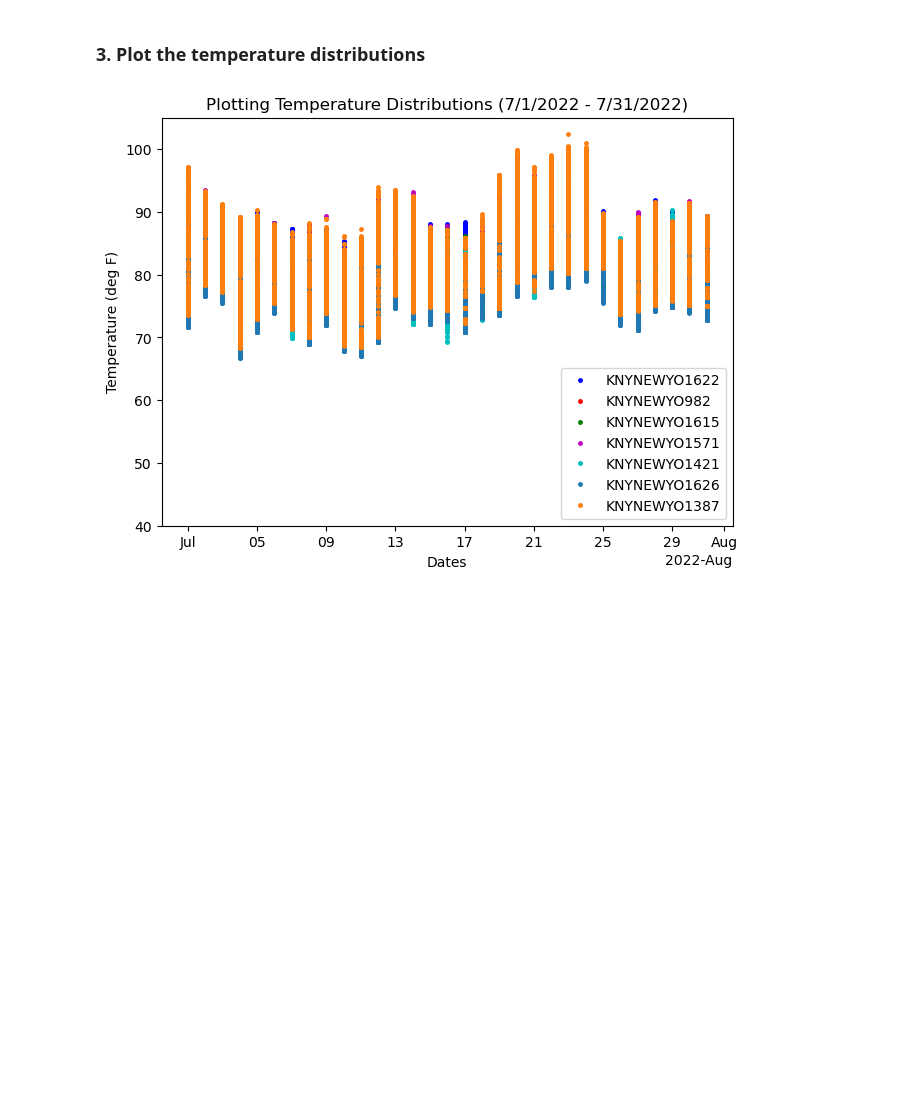
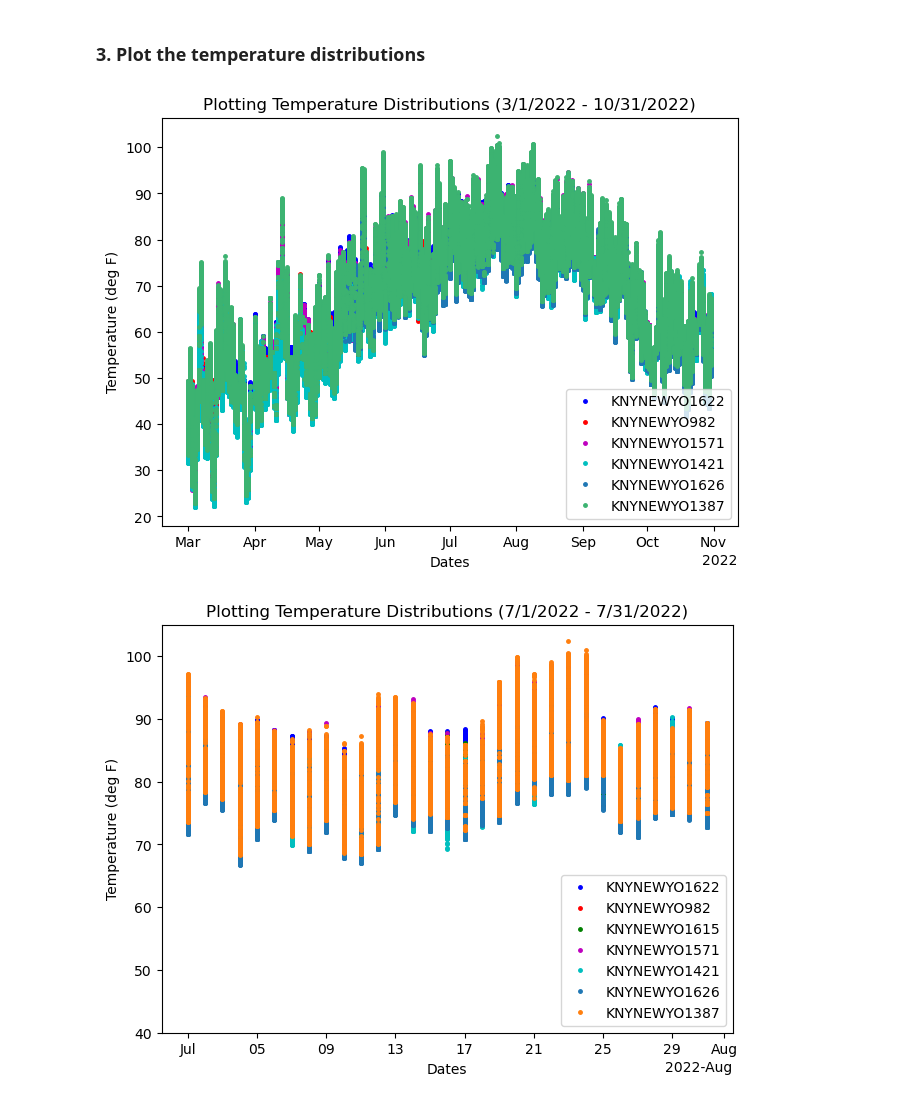
Before and after one commit to soph-loaf/aht_project, a Jupyter notebook: Analyzing_WUData_SAL.ipynb, the cells around one changed output. Drawn from its saved outputs; the diff is of its cells as text; code cells hidden in the pictures; blank space fills up the shorter version.

Commit message:
collecting 8 months weather data

```diff
--- a/Analyzing_WUData_SAL.ipynb
+++ b/Analyzing_WUData_SAL.ipynb
@@ -143,0 +163,17 @@ x_1615, T_1615 = get_temp(weather_data_list[9])
+# %%
+#read data for 8 months (March-October 2022)
+
+data_0 = pd.read_csv('../aht_project/wu_data/KNYNEWYO'+wu_list[0]+'_wunderground_'+first_day+'_'+last_day+'.csv')
+data_1 = pd.read_csv('../aht_project/wu_data/KNYNEWYO'+wu_list[1]+'_wunderground_'+first_day+'_'+last_day+'.csv')
+data_2 = pd.read_csv('../aht_project/wu_data/KNYNEWYO'+wu_list[2]+'_wunderground_'+first_day+'_'+last_day+'.csv')
+data_3 = pd.read_csv('../aht_project/wu_data/KNYNEWYO'+wu_list[3]+'_wunderground_'+first_day+'_'+last_day+'.csv')
+data_4 = pd.read_csv('../aht_project/wu_data/KNYNEWYO'+wu_list[4]+'_wunderground_'+first_day+'_'+last_day+'.csv')
+##temp load data_5 and data_6 as july only data since I don't have 8 mnths yet
+data_5 = data_1300
+data_6 = data_1651
+
+data_7 = pd.read_csv('../aht_project/wu_data/KNYNEWYO'+wu_list[7]+'_wunderground_'+first_day+'_'+last_day+'.csv')
+# data_8 = pd.read_csv('../aht_project/wu_data/KNYNEWYO'+wu_list[8]+'_wunderground_'+first_day+'_'+last_day+'.csv')
+data_8 = pd.read_csv('../aht_project/wu_data/KNYNEWYO'+wu_list[8]+'_wunderground_'+first_day+'_'+'2022-08-16.csv')
+# data_9 = pd.read_csv('../aht_project/wu_data/KNYNEWYO'+wu_list[9]+'_wunderground_'+first_day+'_'+last_day+'.csv')
+data_9 = pd.read_csv('../aht_project/wu_data/KNYNEWYO'+wu_list[9]+'_wunderground_'+first_day+'_.csv')
@@ -146,3 +211,31 @@ x_1615, T_1615 = get_temp(weather_data_list[9])
+# %%
+# wu_list = ['1421', '1622', '1238', '1626', '1571', '1300', '1651', '1387', '982', '1615']
+
+# plotting 8 months of weather data
+
+fig = plt.figure(constrained_layout = True)
+ax = plt.gca()
+locator = mdates.AutoDateLocator()
+formatter = mdates.ConciseDateFormatter(locator)
+ax.xaxis.set_major_locator(locator)
+ax.xaxis.set_major_formatter(formatter)
+ax.plot(x_data1, T_data1, 'bo', markersize=2.5, label='KNYNEWYO1622')  ##close to Central Park (uptown - Harlem)
+ax.plot(x_data8, T_data8, 'ro', markersize=2.5, label='KNYNEWYO982')   ##close to Central Park (Hells Kitchen)
+# ax.plot(x_data9, T_data9, 'go', markersize=2.5, label='KNYNEWYO1615')  ##close to Central Park (Midtown)   ##stopped collecting data in March
+ax.plot(x_data4, T_data4, 'mo', markersize=2.5, label='KNYNEWYO1571')  ##far from Central Park (downtown - Chelsea)
+ax.plot(x_data0, T_data0, 'co', markersize=2.5, label='KNYNEWYO1421')  ##on the East River
+ax.plot(x_data3, T_data3, 'o', markersize=2.5, label='KNYNEWYO1626')
+ax.plot(x_data7, T_data7, 'o', color='mediumseagreen', markersize=2.5, label='KNYNEWYO1387')
+# ax.plot(x_data5, T_data5, 'o', markersize=2.5, label='KNYNEWYO1300')  ##all nan values
+# ax.plot(x_data6, T_data6, 'o', markersize=2.5, label='KNYNEWYO1651')   ##Long Island City
+ax.set_xlabel("Dates")
+ax.set_ylabel("Temperature (deg F)")
+# ax.set_ylim([20.0, 105.0])
+ax.set_title('Plotting Temperature Distributions (3/1/2022 - 10/31/2022)')
+plt.legend(loc='lower right')
+plt.show()
+# %% [output]
+[figure, added]
 # %%
 fig = plt.figure(constrained_layout = True)
 ax = plt.gca()
```
Also changed, not shown: parts of 9 cells of this notebook, 9 other files.
